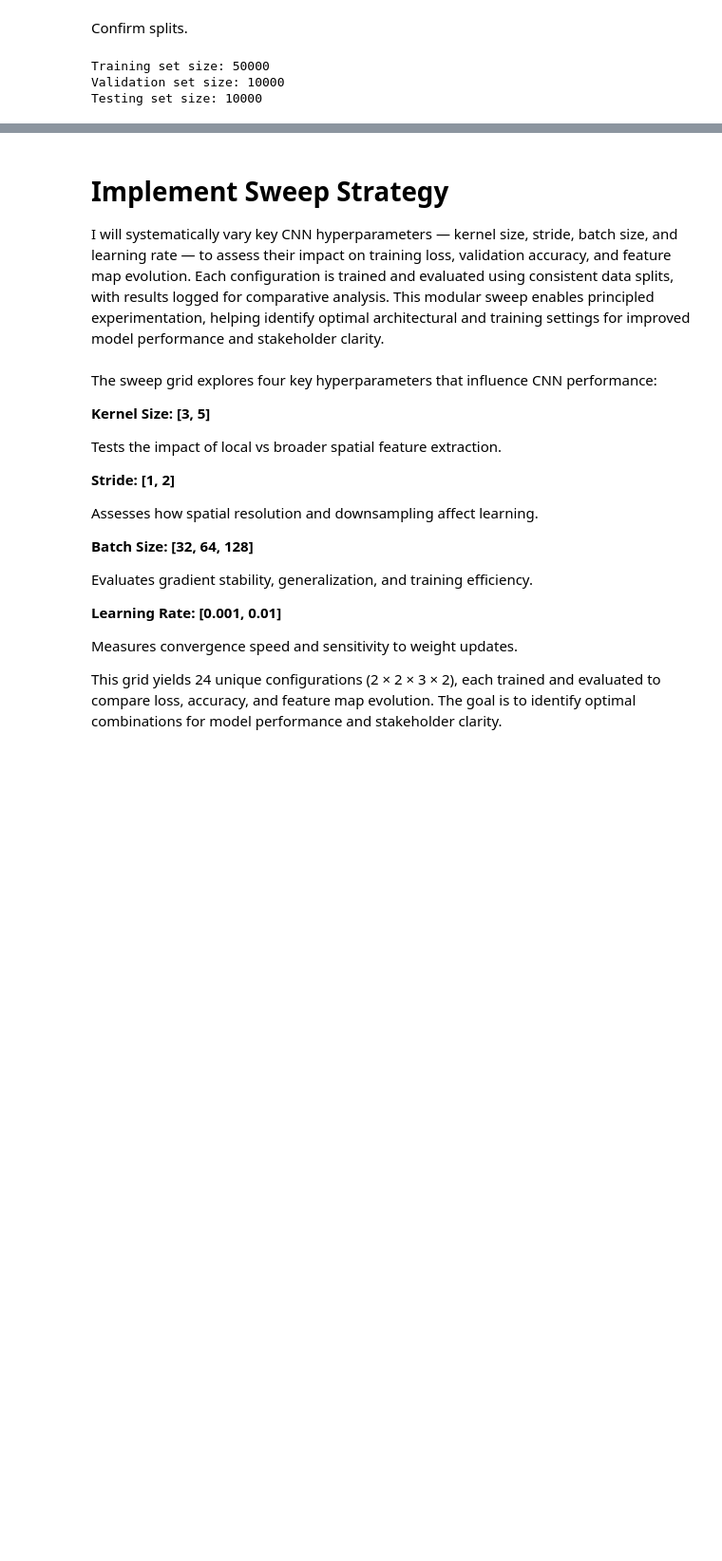
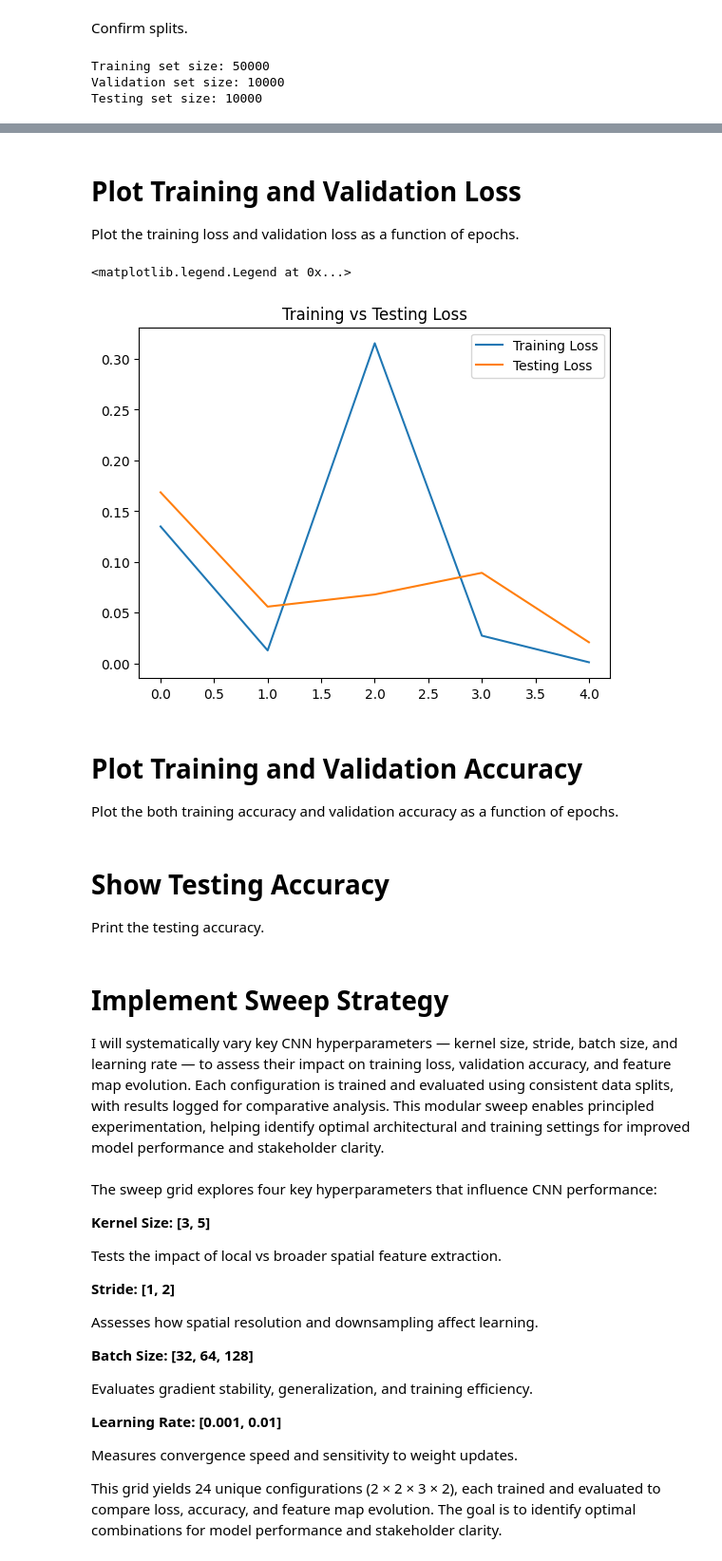
Before and after one commit to dtminnick/pytorch-practice, a Jupyter notebook: assignment1.ipynb, the cells around one changed output, grey strips where cells are left out. Shown: that part at 95% size. Drawn from its saved outputs; the diff is of its cells as text; code cells hidden in the pictures; blank space fills up the shorter version.

```diff
--- a/assignment1.ipynb
+++ b/assignment1.ipynb
@@ -159,0 +93,6 @@ Testing set size: 10000
+# %%
+batch_size = 64
+
+training_loader = DataLoader(training_data, batch_size = batch_size, shuffle = True)
+
+validation_loader = DataLoader(validation_data, batch_size = batch_size, shuffle = False)
@@ -159,0 +101,23 @@ Testing set size: 10000
+# %%
+class ConvolutionalNetwork(nn.Module):
+    def __init__(self, kernel_size = 3, stride = 1):
+        super().__init__()
+        self.conv1 = nn.Conv2d(1, 6, kernel_size, stride)
+        self.conv2 = nn.Conv2d(6, 16, kernel_size, stride)
+
+        # Compute the flattened size dynamically later if needed
+        self.fc1 = nn.Linear(16*4*4, 120)
+        self.fc2 = nn.Linear(120, 84)
+        self.fc3 = nn.Linear(84, 10)
+
+    def forward(self, x):
+        x = F.relu(self.conv1(x))
+        x = F.max_pool2d(x, 2, 2)
+        x = F.relu(self.conv2(x))
+        x = F.max_pool2d(x, 2, 2)
+
+        x = x.view(x.size(0), -1)  # Dynamic flattening based on batch size
+        x = F.relu(self.fc1(x))
+        x = F.relu(self.fc2(x))
+        x = self.fc3(x)
+        return F.log_softmax(x, dim = 1)
@@ -159,0 +128,6 @@ Testing set size: 10000
+# %%
+torch.manual_seed(91210)
+
+model = ConvolutionalNetwork(kernel_size = 5, stride = 1)
+
+model
@@ -159,0 +187,4 @@ Testing set size: 10000
+# %%
+criterion = nn.CrossEntropyLoss()
+
+optimizer = torch.optim.Adam(model.parameters(), lr = 0.001)
@@ -160,3 +252,23 @@ Testing set size: 10000
+# %% [markdown]
+# Plot Training and Validation Loss
+
+Plot the training loss and validation loss as a function of epochs.
+# %%
+plt.plot(training_losses, label = "Training Loss")
+plt.plot(testing_losses, label = "Testing Loss")
+plt.title("Training vs Testing Loss")
+plt.legend()
+# %% [output]
+<matplotlib.legend.Legend at 0x...>
+[figure, added]
+# %% [markdown]
+# Plot Training and Validation Accuracy
+
+Plot the both training accuracy and validation accuracy as a function of epochs.
+# %% [markdown]
+# Show Testing Accuracy
+
+Print the testing accuracy.
 # %% [markdown]
 # Implement Sweep Strategy
 
```
Also changed, not shown: parts of 19 cells of this notebook.
